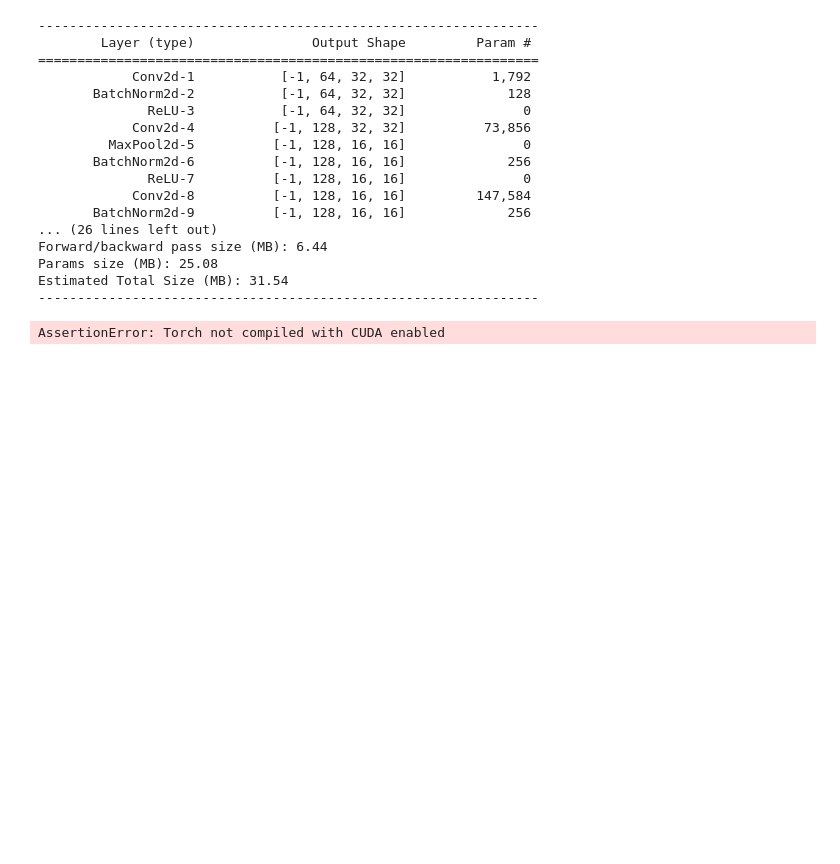
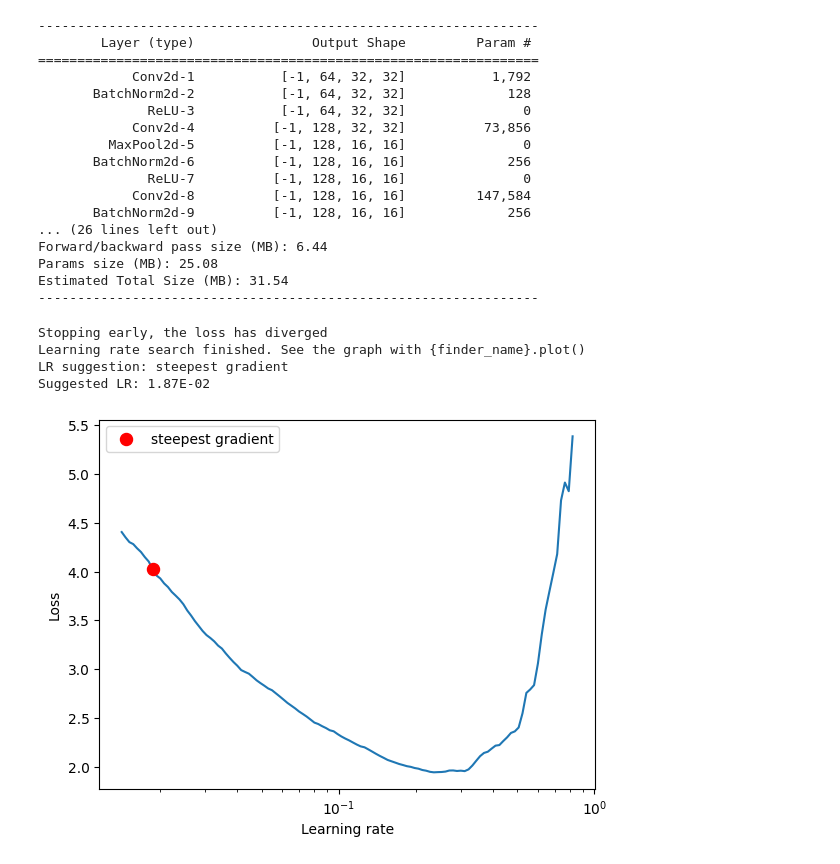
Before and after one commit to haresh93/ERA-submissions, a Jupyter notebook: S10/S10.ipynb, the cells around one changed output. Drawn from its saved outputs; the diff is of its cells as text; code cells hidden in the pictures; blank space fills up the shorter version.

```diff
--- a/S10/S10.ipynb
+++ b/S10/S10.ipynb
@@ -57,8 +71,9 @@ test_transforms = transforms.Compose([
 ])
 # %%
 # Train and Test Datasets
-train_dataset = datasets.CIFAR10('~/data/CIFAR10', train=True, download=True,
+from dataset import Cifar10SearchDataset
+train_dataset = Cifar10SearchDataset('~/data/CIFAR10', train=True, download=True,
                     transform=train_transforms)
-test_dataset = datasets.CIFAR10('~/data/CIFAR10', train=False, download=True,
+test_dataset = Cifar10SearchDataset('~/data/CIFAR10', train=False, download=True,
                     transform=test_transforms)
 # %% [output]
@@ -99,15 +115,19 @@ Estimated Total Size (MB): 31.54
 # %%
 from torch_lr_finder import LRFinder
 
 model = Net().to(device)
-optimizer = optim.Adam(model.parameters(), lr=0.03, weight_decay = 0.0001)
+optimizer = optim.Adam(model.parameters(), lr=0.01, weight_decay = 0.0001)
 criterion = nn.CrossEntropyLoss()
 lr_finder = LRFinder(model, optimizer, criterion, device = 'cuda')
 lr_finder.range_test(train_dataloader, end_lr = 10, num_iter = 200, step_mode = "exp")
 lr_finder.plot()
 lr_finder.reset()
 # %% [output]
-AssertionError: Torch not compiled with CUDA enabled
+Stopping early, the loss has diverged
+Learning rate search finished. See the graph with {finder_name}.plot()
+LR suggestion: steepest gradient
+Suggested LR: 1.87E-02
+[figure, added]
 # %%
 from torch.optim.lr_scheduler import OneCycleLR
 from train import model_train, model_test
```
Also changed, not shown: parts of 7 cells of this notebook.
